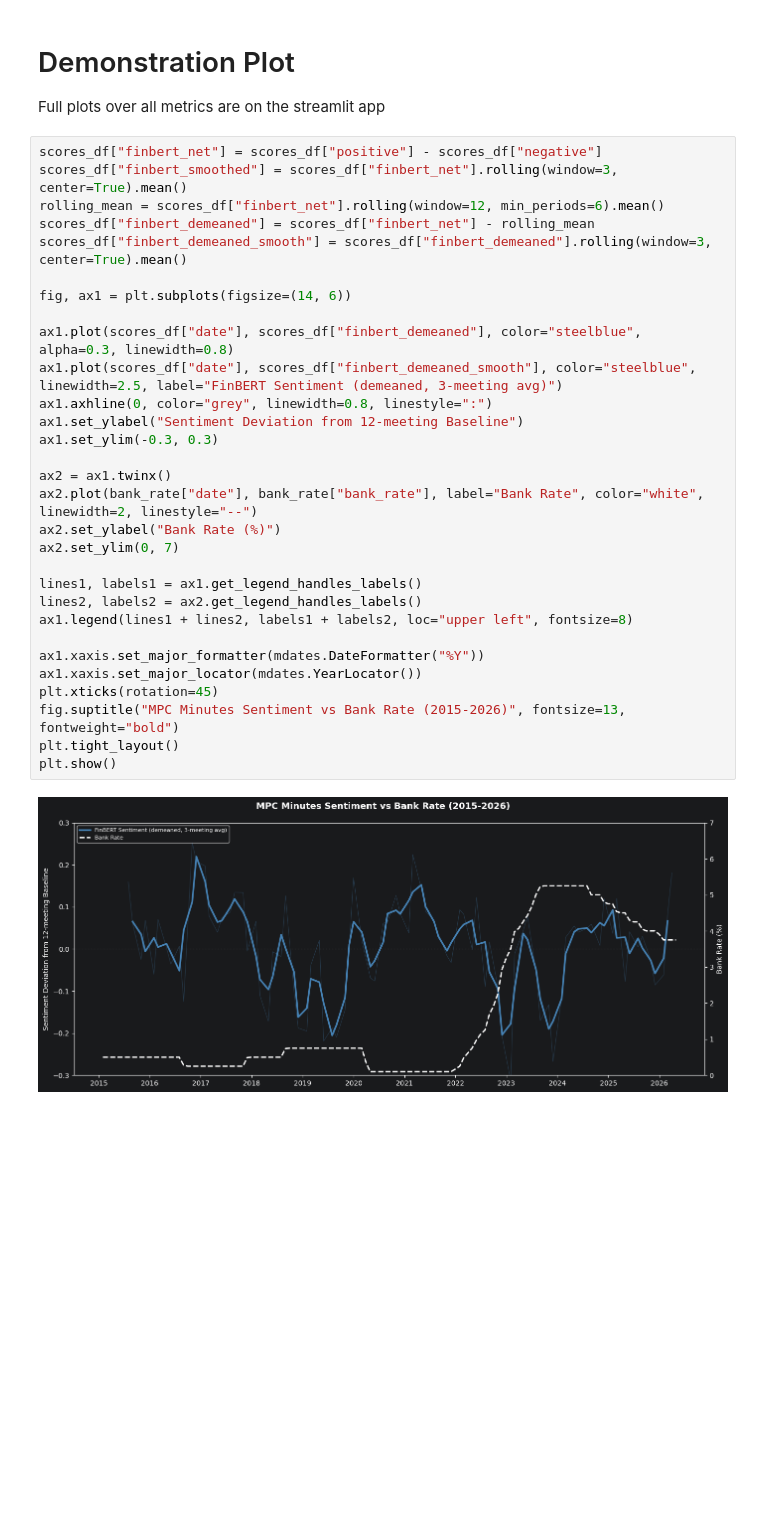
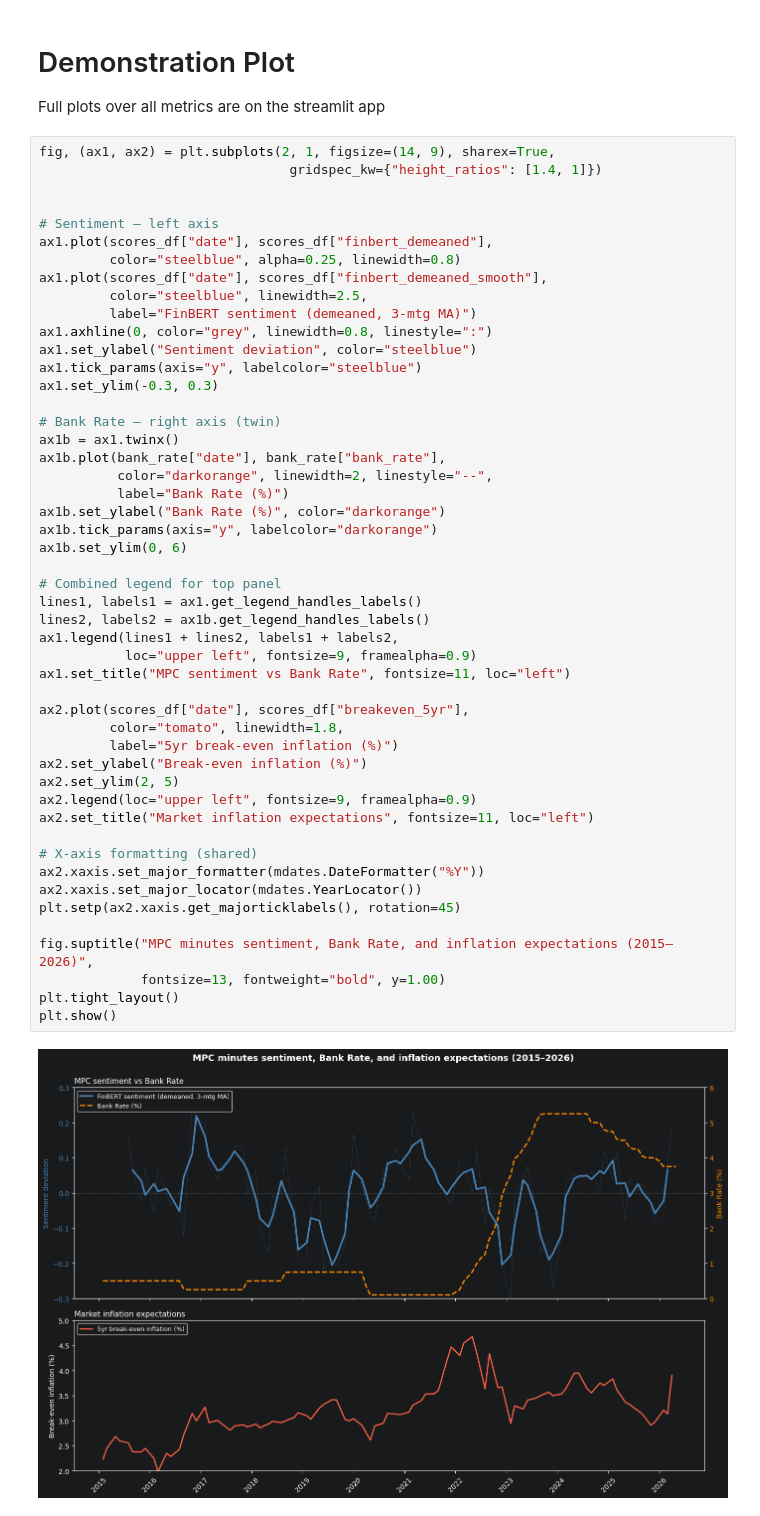
Before and after one commit to adrymmm/boefinbert, a Jupyter notebook: notebooks/03_sentiment_analysis.ipynb, the cells around one changed output. Saved outputs shown, nothing was run; the diff lists cells and outputs as text; blank space fills up the shorter version.

Commit message:
feat: add glc implied inflation to plot

```diff
--- a/notebooks/03_sentiment_analysis.ipynb
+++ b/notebooks/03_sentiment_analysis.ipynb
@@ -105,34 +126,53 @@ bank_rate["bank_rate"] = pd.to_numeric(bank_rate["bank_rate"], errors="coerce")
 # Demonstration Plot
 Full plots over all metrics are on the streamlit app
 # %%
-scores_df["finbert_net"] = scores_df["positive"] - scores_df["negative"]
-scores_df["finbert_smoothed"] = scores_df["finbert_net"].rolling(window=3, center=True).mean()
-rolling_mean = scores_df["finbert_net"].rolling(window=12, min_periods=6).mean()
-scores_df["finbert_demeaned"] = scores_df["finbert_net"] - rolling_mean
-scores_df["finbert_demeaned_smooth"] = scores_df["finbert_demeaned"].rolling(window=3, center=True).mean()
+fig, (ax1, ax2) = plt.subplots(2, 1, figsize=(14, 9), sharex=True,
+                                gridspec_kw={"height_ratios": [1.4, 1]})
 
-fig, ax1 = plt.subplots(figsize=(14, 6))
 
-ax1.plot(scores_df["date"], scores_df["finbert_demeaned"], color="steelblue", alpha=0.3, linewidth=0.8)
-ax1.plot(scores_df["date"], scores_df["finbert_demeaned_smooth"], color="steelblue", linewidth=2.5, label="FinBERT Sentiment (demeaned, 3-meeting avg)")
+# Sentiment — left axis
+ax1.plot(scores_df["date"], scores_df["finbert_demeaned"],
+         color="steelblue", alpha=0.25, linewidth=0.8)
+ax1.plot(scores_df["date"], scores_df["finbert_demeaned_smooth"],
+         color="steelblue", linewidth=2.5,
+         label="FinBERT sentiment (demeaned, 3-mtg MA)")
 ax1.axhline(0, color="grey", linewidth=0.8, linestyle=":")
-ax1.set_ylabel("Sentiment Deviation from 12-meeting Baseline")
+ax1.set_ylabel("Sentiment deviation", color="steelblue")
+ax1.tick_params(axis="y", labelcolor="steelblue")
 ax1.set_ylim(-0.3, 0.3)
 
-ax2 = ax1.twinx()
-ax2.plot(bank_rate["date"], bank_rate["bank_rate"], label="Bank Rate", color="white", linewidth=2, linestyle="--")
-ax2.set_ylabel("Bank Rate (%)")
-ax2.set_ylim(0, 7)
+# Bank Rate — right axis (twin)
+ax1b = ax1.twinx()
+ax1b.plot(bank_rate["date"], bank_rate["bank_rate"],
+          color="darkorange", linewidth=2, linestyle="--",
+          label="Bank Rate (%)")
+ax1b.set_ylabel("Bank Rate (%)", color="darkorange")
+ax1b.tick_params(axis="y", labelcolor="darkorange")
+ax1b.set_ylim(0, 6)
 
+# Combined legend for top panel
 lines1, labels1 = ax1.get_legend_handles_labels()
-lines2, labels2 = ax2.get_legend_handles_labels()
-ax1.legend(lines1 + lines2, labels1 + labels2, loc="upper left", fontsize=8)
+lines2, labels2 = ax1b.get_legend_handles_labels()
+ax1.legend(lines1 + lines2, labels1 + labels2,
+           loc="upper left", fontsize=9, framealpha=0.9)
+ax1.set_title("MPC sentiment vs Bank Rate", fontsize=11, loc="left")
 
-ax1.xaxis.set_major_formatter(mdates.DateFormatter("%Y"))
-ax1.xaxis.set_major_locator(mdates.YearLocator())
-plt.xticks(rotation=45)
-fig.suptitle("MPC Minutes Sentiment vs Bank Rate (2015-2026)", fontsize=13, fontweight="bold")
+ax2.plot(scores_df["date"], scores_df["breakeven_5yr"],
+         color="tomato", linewidth=1.8,
+         label="5yr break-even inflation (%)")
+ax2.set_ylabel("Break-even inflation (%)")
+ax2.set_ylim(2, 5)
+ax2.legend(loc="upper left", fontsize=9, framealpha=0.9)
+ax2.set_title("Market inflation expectations", fontsize=11, loc="left")
+
+# X-axis formatting (shared)
+ax2.xaxis.set_major_formatter(mdates.DateFormatter("%Y"))
+ax2.xaxis.set_major_locator(mdates.YearLocator())
+plt.setp(ax2.xaxis.get_majorticklabels(), rotation=45)
+
+fig.suptitle("MPC minutes sentiment, Bank Rate, and inflation expectations (2015–2026)",
+             fontsize=13, fontweight="bold", y=1.00)
 plt.tight_layout()
 plt.show()
 # %% [output]
-[figure, old version]
+[figure, new version]
```
Also changed, not shown: parts of 2 cells of this notebook, 1 other file.
